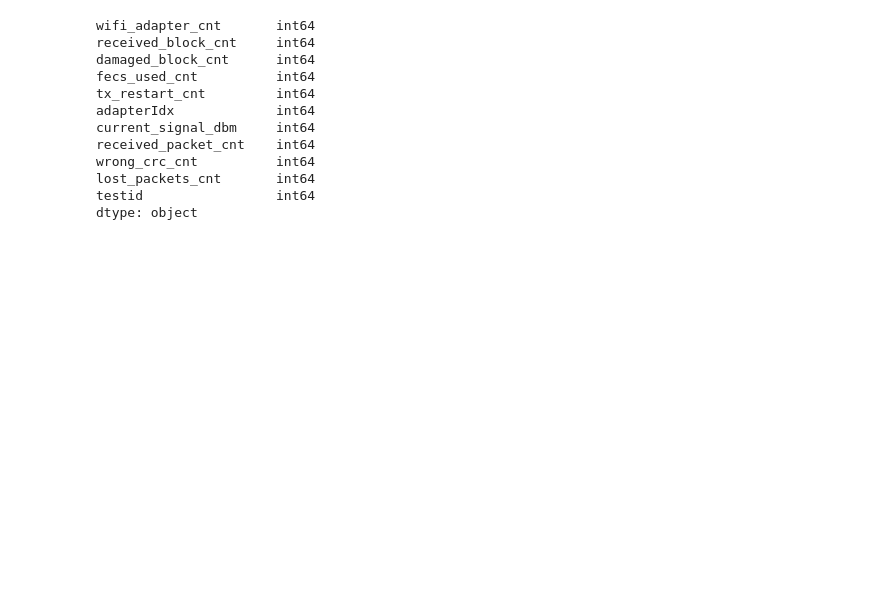
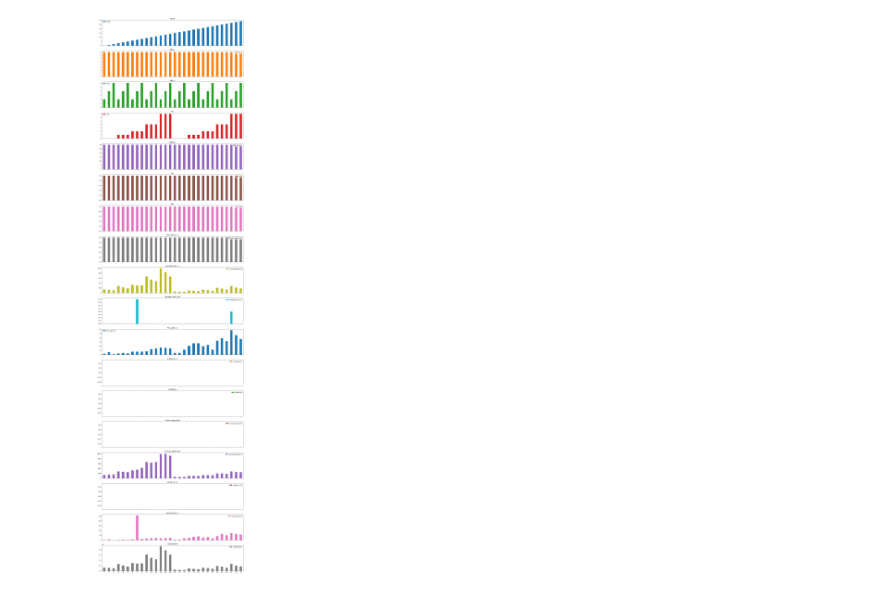
Before and after one commit to booo/wifibroadcast-test, a Jupyter notebook: eval.ipynb, the cells around one changed output. Saved outputs shown, nothing was run; the diff lists cells and outputs as text; code cells hidden in the pictures; blank space fills up the shorter version.

```diff
--- a/eval.ipynb
+++ b/eval.ipynb
@@ -15,7 +15,6 @@ df_tests = pd.read_csv("/home/julle/projects/SearchWing/Tests/20201119_WifiTestS
 df_tests['testid'] = pd.to_numeric(df_tests['testid'])
 df_testsJoined = df_tests.copy()
 # %%
-df_testsJoined = df_tests.copy()
 
 csvs_ByTestId = {}
 path="/home/julle/projects/SearchWing/Tests/20201119_WifiTestSetup/wfb-test-results/InHousePhil20201120"
@@ -25,35 +24,32 @@ for oneCsv in csvs:
     df_debug = pd.read_csv(oneCsv)
     df_debug = df_debug.drop([0]) #delete first line due to error
 
-    filename = os.path.basename(oneNettoDataFile)
+    filename = os.path.basename(oneCsv)
     testId = getTestIdFromFilename(filename)
 
     df_maxValues = pd.DataFrame(df_debug.max()).transpose()
     df_maxValues = df_maxValues.drop('stamp', 1)
-    df_maxValues = df_maxValues.astype(np.int64)
     df_maxValues['testid'] = (testId)
 
-    print(df_maxValues.dtypes)
     maxValuesAll.append(df_maxValues)
-    #df_testsJoined
-    df_testsJoined = pd.concat([df_testsJoined, df_maxValues], axis=1, sort=False,  join='outer')
-    break
 
+df_maxValuesAll = pd.concat(maxValuesAll)
 
-#print(df_testsJoined.dtypes)
-#pd.DataFrame(maxValuesAll)
+df_testsJoined = pd.merge(df_testsJoined, df_maxValuesAll,  how='left', on='testid')
-# %% [output]
-wifi_adapter_cnt       int64
-received_block_cnt     int64
-damaged_block_cnt      int64
-fecs_used_cnt          int64
-tx_restart_cnt         int64
-adapterIdx             int64
-current_signal_dbm     int64
-received_packet_cnt    int64
-wrong_crc_cnt          int64
-lost_packets_cnt       int64
-testid                 int64
-dtype: object
+# %%
+nettoDataFiles = glob(os.path.join(path,"*.data"))
+testIds = []
+sizesBits = []
+for oneNettoDataFile in nettoDataFiles:
+    filename = os.path.basename(oneNettoDataFile)
+    testIds.append(getTestIdFromFilename(filename))
+    sizesBits.append((os.path.getsize(oneNettoDataFile)*8)/worktime) # convert to Bit/s
+df_nettoDataSize = pd.DataFrame(data={'testid':testIds, 'nettoDataSize' : sizesBits})
+
+df_testsJoined = pd.merge(df_testsJoined, df_nettoDataSize,  how='left', on='testid')
+# %%
+ax = df_testsJoined.plot.bar(rot=0, subplots=True,figsize=(20,80))
+# %% [output]
+[figure, added]
 # %%
 # %% [output]
```
Also changed, not shown: parts of 2 cells of this notebook.
